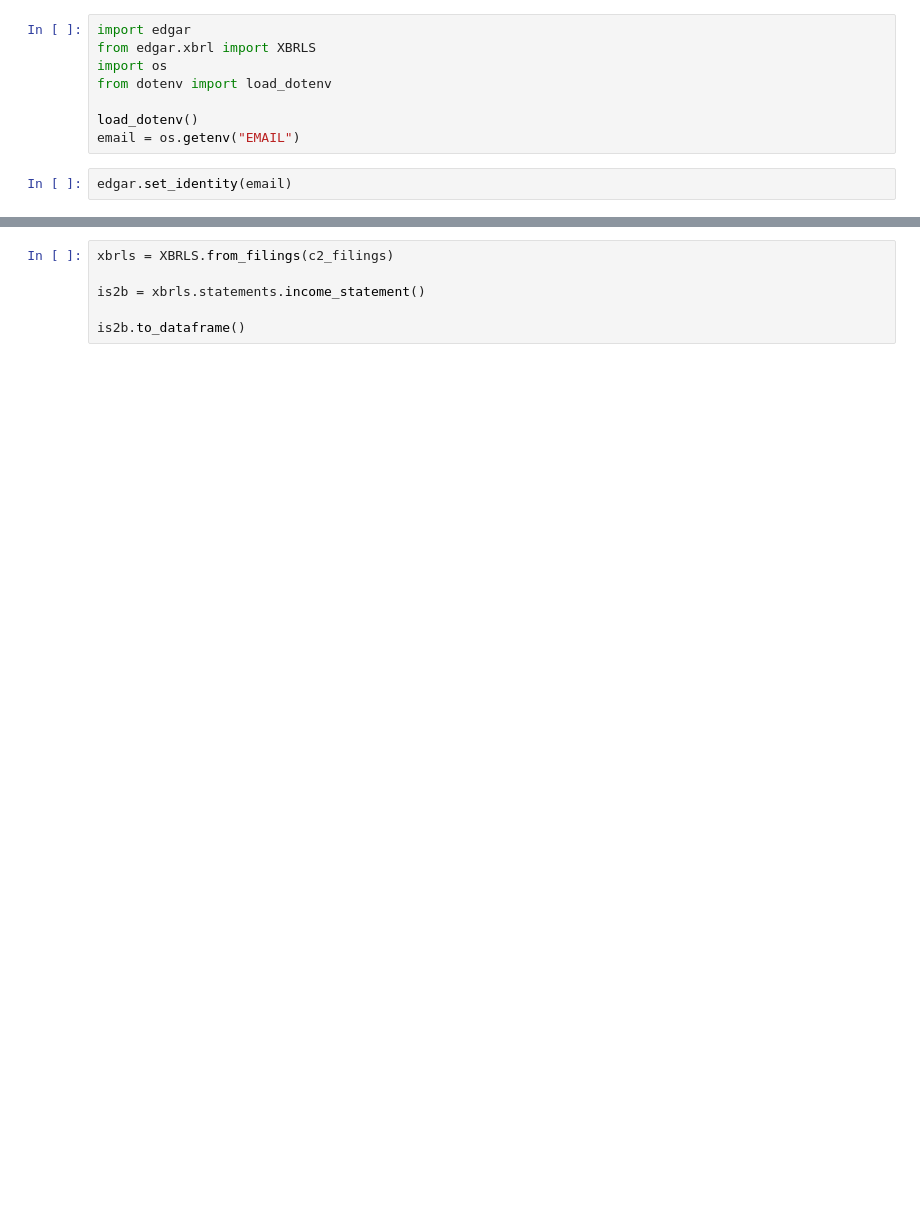
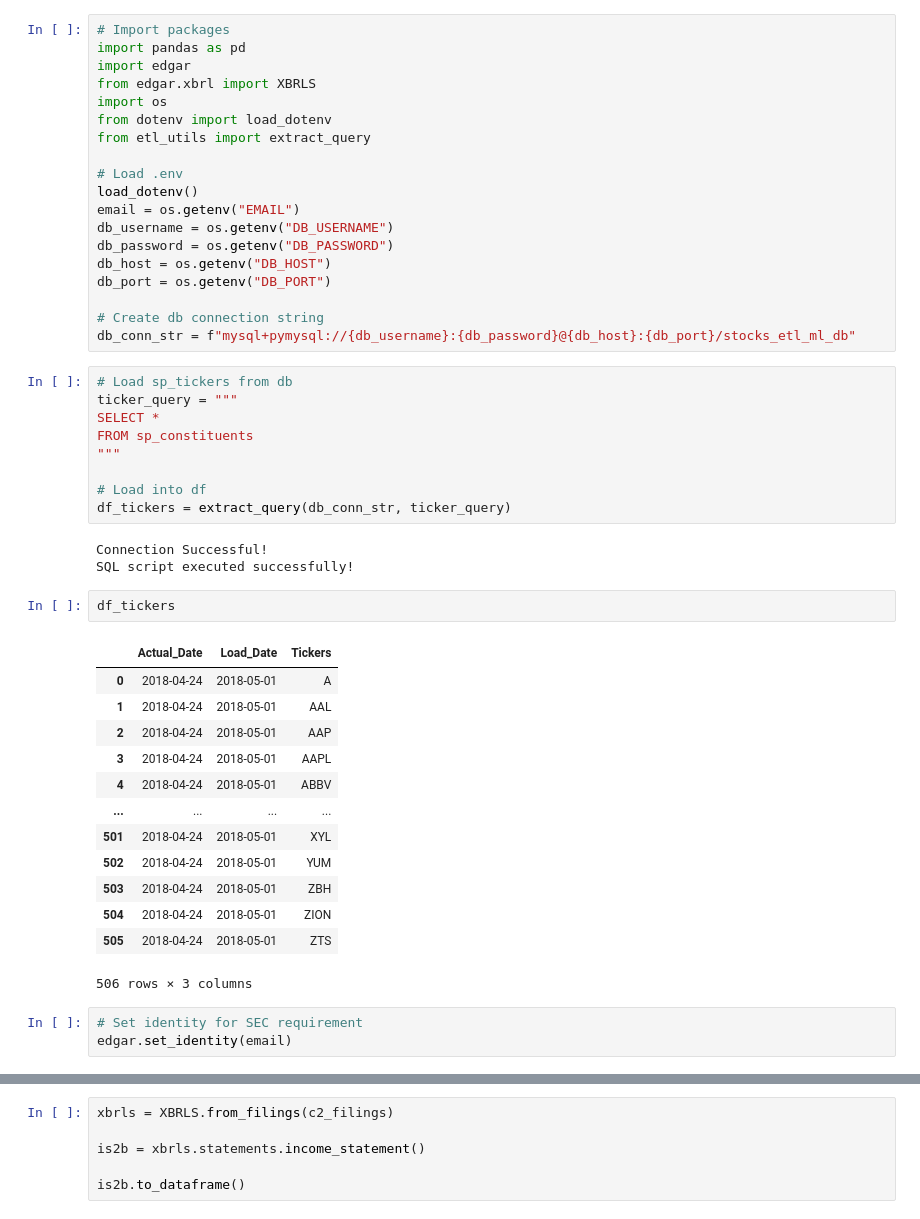
Before and after one commit to evanreynolds9/stocks_etl_ml, a Jupyter notebook: etl/Notebooks/testing_edgartools.ipynb, the cells around one changed output, grey strips where cells are left out. Drawn from its saved outputs; the diff is of its cells as text; blank space fills up the shorter version.

```diff
--- a/etl/Notebooks/testing_edgartools.ipynb
+++ b/etl/Notebooks/testing_edgartools.ipynb
@@ -1,11 +1,51 @@
 # %%
+# Import packages
+import pandas as pd
 import edgar
 from edgar.xbrl import XBRLS
 import os
 from dotenv import load_dotenv
+from etl_utils import extract_query
 
+# Load .env
 load_dotenv()
 email = os.getenv("EMAIL")
+db_username = os.getenv("DB_USERNAME")
+db_password = os.getenv("DB_PASSWORD")
+db_host = os.getenv("DB_HOST")
+db_port = os.getenv("DB_PORT")
+
+# Create db connection string
+db_conn_str = f"mysql+pymysql://{db_username}:{db_password}@{db_host}:{db_port}/stocks_etl_ml_db"
+# %%
+# Load sp_tickers from db
+ticker_query = """
+SELECT *
+FROM sp_constituents
+"""
+
+# Load into df
+df_tickers = extract_query(db_conn_str, ticker_query)
+# %% [output]
+Connection Successful!
+SQL script executed successfully!
+# %%
+df_tickers
+# %% [output]
+|  | Actual_Date | Load_Date | Tickers |
+| 0 | 2018-04-24 | 2018-05-01 | A |
+| 1 | 2018-04-24 | 2018-05-01 | AAL |
+| 2 | 2018-04-24 | 2018-05-01 | AAP |
+| 3 | 2018-04-24 | 2018-05-01 | AAPL |
+| 4 | 2018-04-24 | 2018-05-01 | ABBV |
+| ... | ... | ... | ... |
+| 501 | 2018-04-24 | 2018-05-01 | XYL |
+| 502 | 2018-04-24 | 2018-05-01 | YUM |
+| 503 | 2018-04-24 | 2018-05-01 | ZBH |
+| 504 | 2018-04-24 | 2018-05-01 | ZION |
+| 505 | 2018-04-24 | 2018-05-01 | ZTS |
+506 rows × 3 columns
 # %%
+# Set identity for SEC requirement
 edgar.set_identity(email)
 # %%
```
Also changed, not shown: parts of 8 cells of this notebook, 2 other files.
